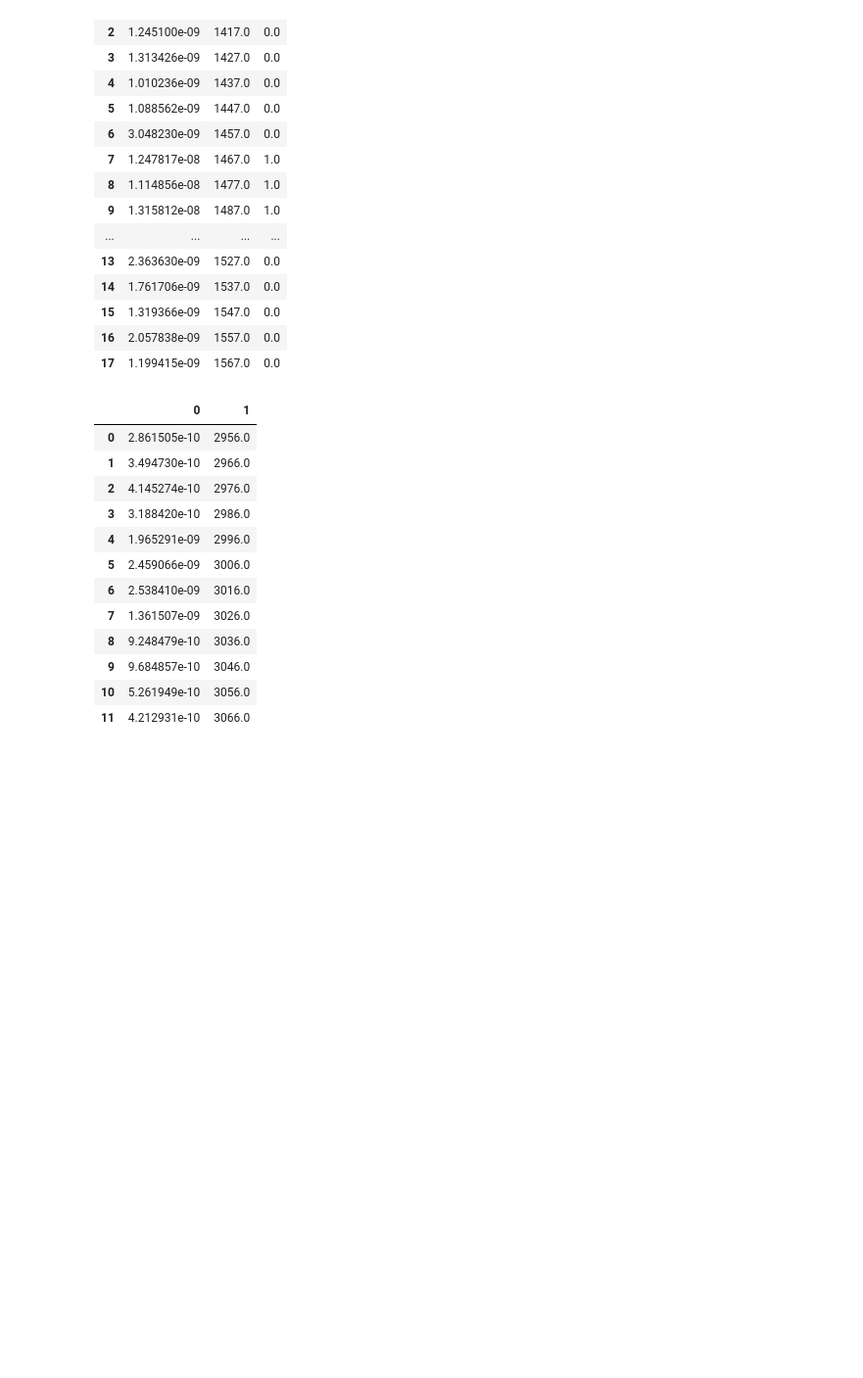
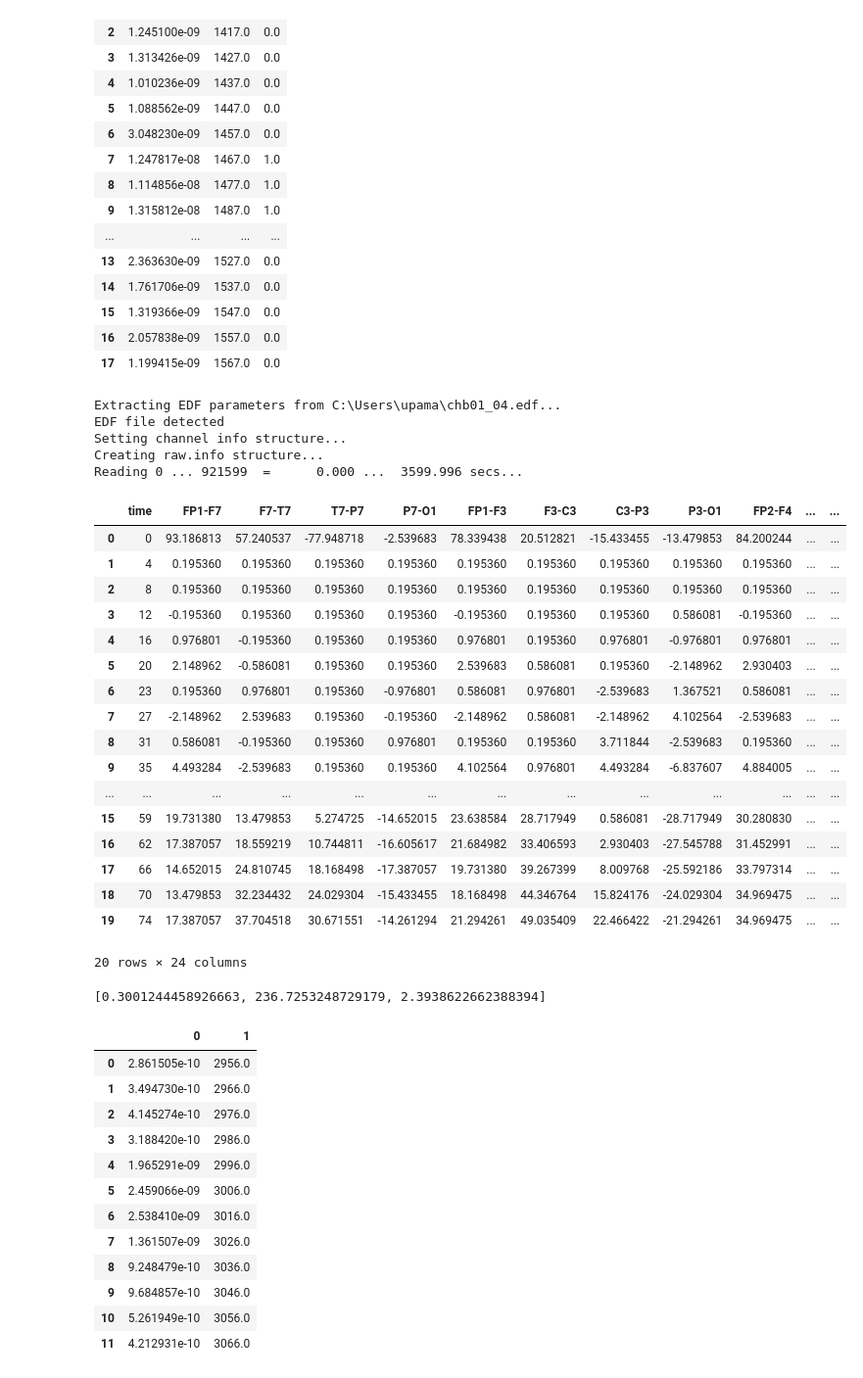
Before and after one commit to arsh1599/BTP_Seizure_Pred, a Jupyter notebook: Driver code draft 1.ipynb, the cells around one changed output. Shown at 98% size. Drawn from its saved outputs; the diff is of its cells as text; code cells hidden in the pictures; blank space fills up the shorter version.

```diff
--- a/Driver code draft 1.ipynb
+++ b/Driver code draft 1.ipynb
@@ -85,6 +146,55 @@ df
 | 15 | 1.319366e-09 | 1547.0 | 0.0 |
 | 16 | 2.057838e-09 | 1557.0 | 0.0 |
 | 17 | 1.199415e-09 | 1567.0 | 0.0 |
+# %%
+data = mne.io.read_raw_edf('chb01_04.edf', preload=True)
+df = data.to_data_frame()
+df = df[0:20][:]
+df
+# %% [output]
+Extracting EDF parameters from C:\Users\upama\chb01_04.edf...
+EDF file detected
+Setting channel info structure...
+Creating raw.info structure...
+Reading 0 ... 921599  =      0.000 ...  3599.996 secs...
+|  | time | FP1-F7 | F7-T7 | T7-P7 | P7-O1 | FP1-F3 | F3-C3 | C3-P3 | P3-O1 | FP2-F4 | ... | ... |
+| 0 | 0 | 93.186813 | 57.240537 | -77.948718 | -2.539683 | 78.339438 | 20.512821 | -15.433455 | -13.479853 | 84.200244 | ... | ... |
+| 1 | 4 | 0.195360 | 0.195360 | 0.195360 | 0.195360 | 0.195360 | 0.195360 | 0.195360 | 0.195360 | 0.195360 | ... | ... |
+| 2 | 8 | 0.195360 | 0.195360 | 0.195360 | 0.195360 | 0.195360 | 0.195360 | 0.195360 | 0.195360 | 0.195360 | ... | ... |
+| 3 | 12 | -0.195360 | 0.195360 | 0.195360 | 0.195360 | -0.195360 | 0.195360 | 0.195360 | 0.586081 | -0.195360 | ... | ... |
+| 4 | 16 | 0.976801 | -0.195360 | 0.195360 | 0.195360 | 0.976801 | 0.195360 | 0.976801 | -0.976801 | 0.976801 | ... | ... |
+| 5 | 20 | 2.148962 | -0.586081 | 0.195360 | 0.195360 | 2.539683 | 0.586081 | 0.195360 | -2.148962 | 2.930403 | ... | ... |
+| 6 | 23 | 0.195360 | 0.976801 | 0.195360 | -0.976801 | 0.586081 | 0.976801 | -2.539683 | 1.367521 | 0.586081 | ... | ... |
+| 7 | 27 | -2.148962 | 2.539683 | 0.195360 | -0.195360 | -2.148962 | 0.586081 | -2.148962 | 4.102564 | -2.539683 | ... | ... |
+| 8 | 31 | 0.586081 | -0.195360 | 0.195360 | 0.976801 | 0.195360 | 0.195360 | 3.711844 | -2.539683 | 0.195360 | ... | ... |
+| 9 | 35 | 4.493284 | -2.539683 | 0.195360 | 0.195360 | 4.102564 | 0.976801 | 4.493284 | -6.837607 | 4.884005 | ... | ... |
+| ... | ... | ... | ... | ... | ... | ... | ... | ... | ... | ... | ... | ... |
+| 15 | 59 | 19.731380 | 13.479853 | 5.274725 | -14.652015 | 23.638584 | 28.717949 | 0.586081 | -28.717949 | 30.280830 | ... | ... |
+| 16 | 62 | 17.387057 | 18.559219 | 10.744811 | -16.605617 | 21.684982 | 33.406593 | 2.930403 | -27.545788 | 31.452991 | ... | ... |
+| 17 | 66 | 14.652015 | 24.810745 | 18.168498 | -17.387057 | 19.731380 | 39.267399 | 8.009768 | -25.592186 | 33.797314 | ... | ... |
+| 18 | 70 | 13.479853 | 32.234432 | 24.029304 | -15.433455 | 18.168498 | 44.346764 | 15.824176 | -24.029304 | 34.969475 | ... | ... |
+| 19 | 74 | 17.387057 | 37.704518 | 30.671551 | -14.261294 | 21.294261 | 49.035409 | 22.466422 | -21.294261 | 34.969475 | ... | ... |
+20 rows × 24 columns
+# %%
+row_to_add = []
+
+mean_var = mean_variance(df)
+mean_skew = mean_skewness(df)
+#mean_h_mob, mean_h_comp = mean_hjorth_mob_comp(df)
+#mean_hurst_val = func_mean_hurst(df)
+mean_k = mean_kurtosis(df)
+
+
+row_to_add.append(mean_skew)
+row_to_add.append(mean_var)
+row_to_add.append(mean_k)
+#row_to_add.append(mean_h_mob)
+#row_to_add.append(mean_h_comp)
+#row_to_add.append(mean_hurst_val)
+
+row_to_add
+# %% [output]
+[0.3001244458926663, 236.7253248729179, 2.3938622662388394]
 # %%
 df_f = pd.DataFrame()
 start = temp = 2956
```
Also changed, not shown: parts of 10 cells of this notebook.
